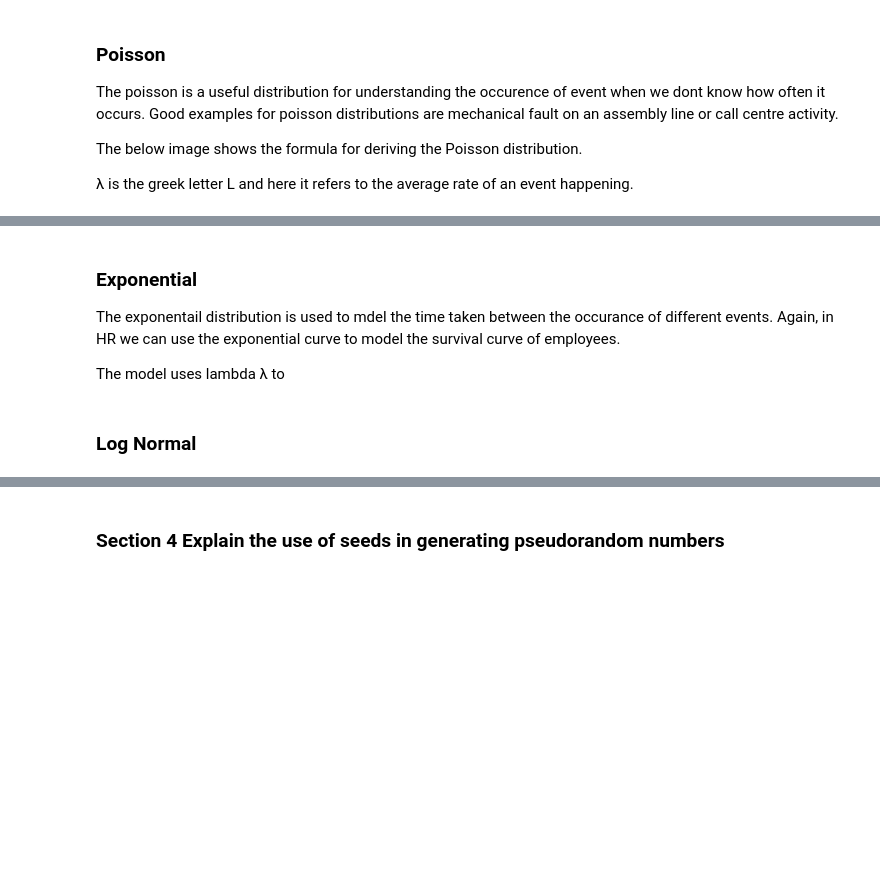
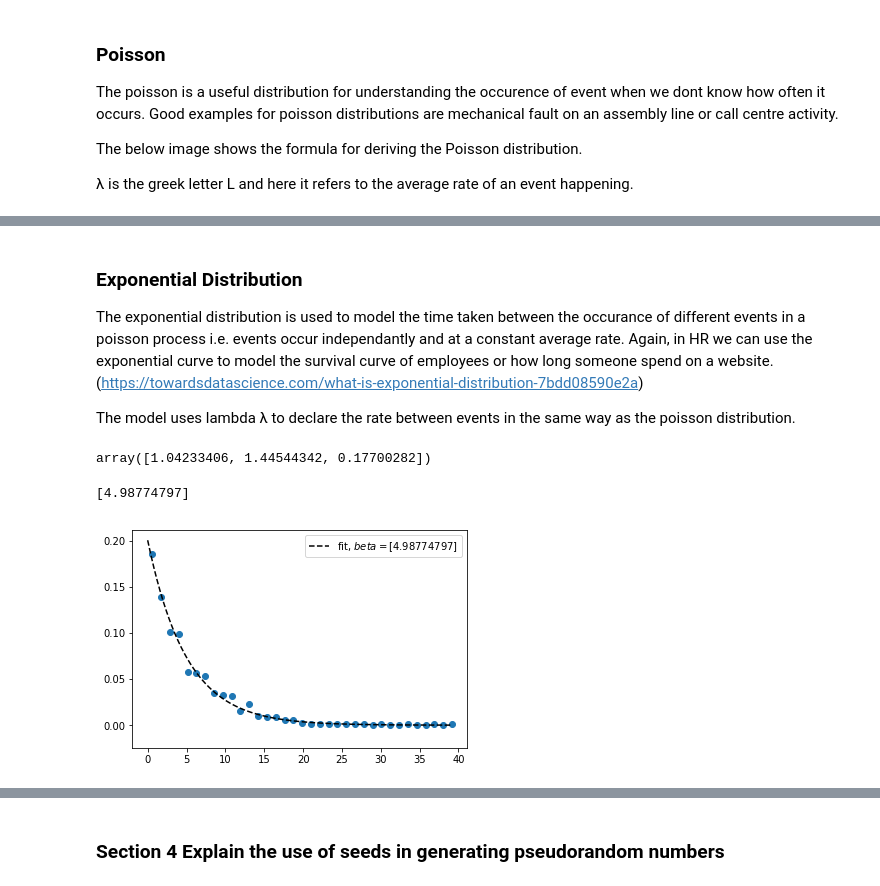
Before and after one commit to tomhealy1/Numpy-random, a Jupyter notebook: Numpy-random Notebook.ipynb, the cells around one changed output, grey strips where cells are left out. Saved outputs shown, nothing was run; the diff lists cells and outputs as text; code cells hidden in the pictures; blank space fills up the shorter version.

```diff
--- a/Numpy-random Notebook.ipynb
+++ b/Numpy-random Notebook.ipynb
@@ -409,7 +409,9 @@ array([[100, 500],
 # %% [markdown]
-### Exponential
-The exponentail distribution is used to mdel the time taken between the occurance of different events. Again, in HR we can use the exponential curve to model the survival curve of employees.
+### Exponential Distribution
+The exponential distribution is used to model the time taken between the occurance of different events in a poisson process i.e. events occur independantly and at a constant average rate.  Again, in HR we can use the exponential curve to model the survival curve of employees or how long someone spend on a website. (https://towardsdatascience.com/what-is-exponential-distribution-7bdd08590e2a)
 
-The model uses lambda λ to
+The model uses lambda λ to declare the rate between events in the same way as the poisson distribution.
-# %% [markdown]
-### Log Normal
+# %%
+np.random.exponential(1,3)
+# %% [output]
+array([1.04233406, 1.44544342, 0.17700282])
@@ -415,0 +422,28 @@ The model uses lambda λ to
+# %%
+#Taken from https://stackoverflow.com/questions/47319277/generate-random-numbers-from-exponential-
+#distribution-and-model-using-python
+import numpy as np
+import matplotlib.pyplot as plt
+from scipy.optimize import curve_fit
+
+df = np.random.exponential(5, size=1000)
+
+hist,edges = np.histogram(df,bins="auto",density=True )
+
+x = edges[:-1]+np.diff(edges)/2.
+plt.scatter(x,hist)
+
+func = lambda x,beta: 1./beta*np.exp(-x/beta)
+
+popt, pcov = curve_fit(f=func, xdata=x, ydata=hist)
+
+print(popt)
+
+xx = np.linspace(0, x.max(), 101)
+plt.plot(xx, func(xx,*popt), ls="--", color="k",
+         label="fit, $beta = ${}".format(popt))
+plt.legend()
+plt.show()
+# %% [output]
+[4.98774797]
+[figure, added]
```
Also changed, not shown: parts of 26 cells of this notebook.
